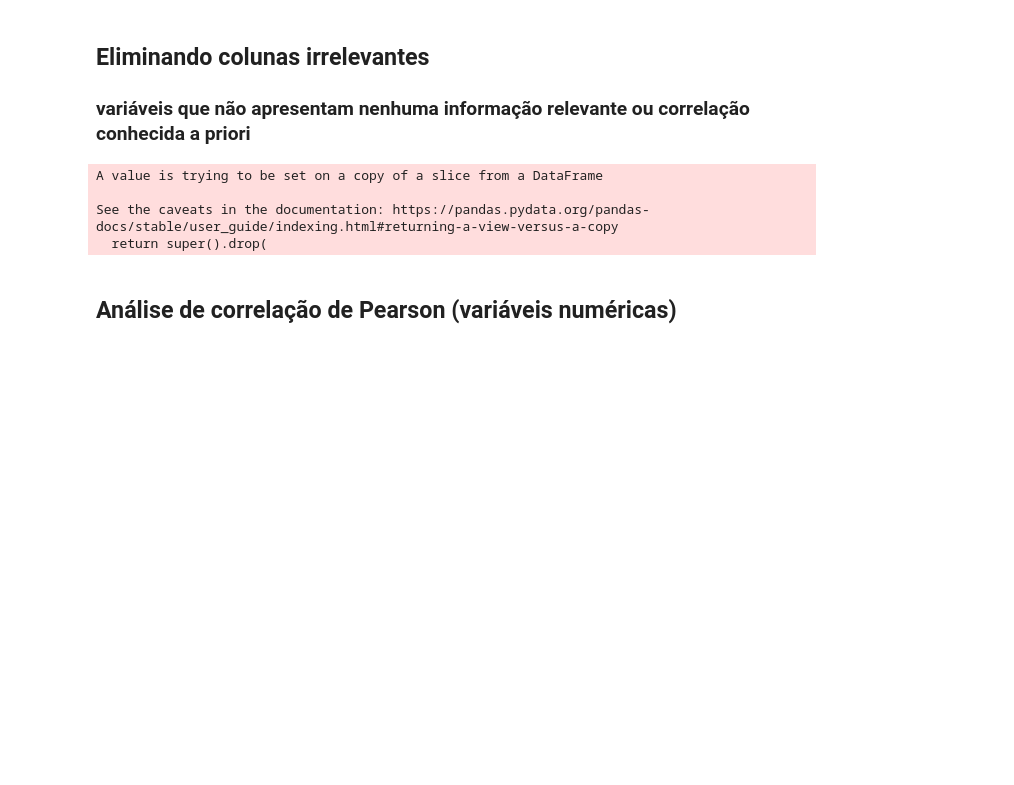
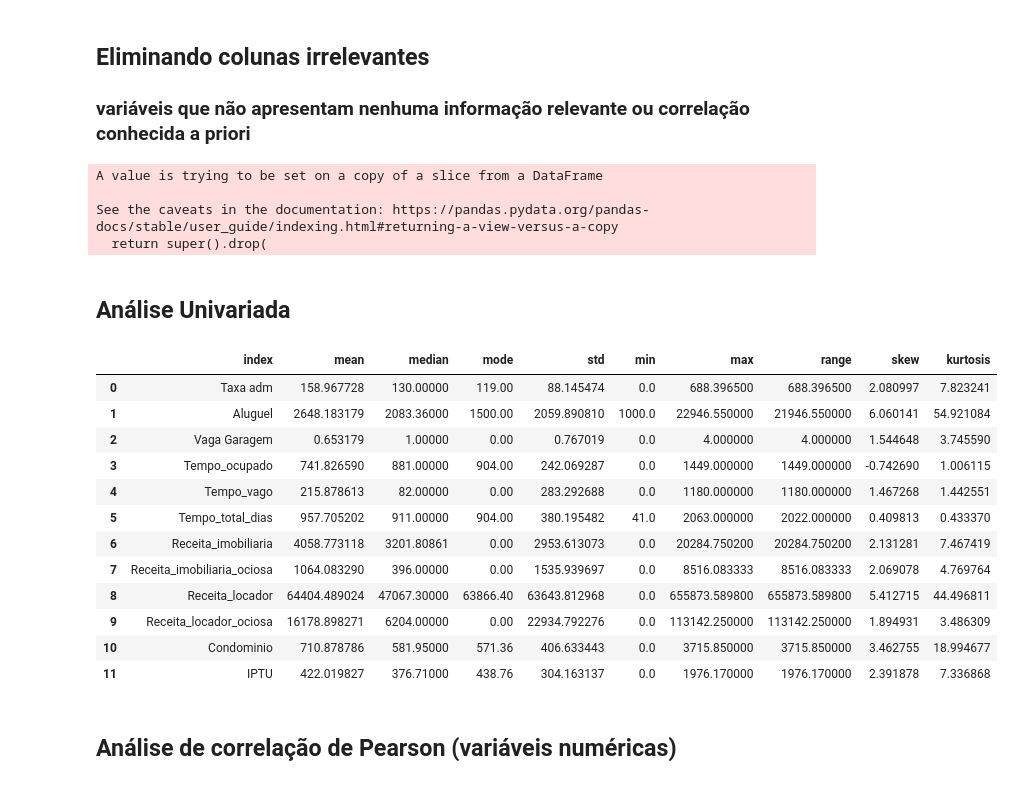
Before and after one commit to PedroSouzaDS/Projeto_Business_Intelligence_Completo-Imobili-ria_New_Offices-, a Jupyter notebook: EDA_New_Offices.ipynb, the cells around one changed output. Cells and saved outputs as stored; diff of their text form; code cells hidden in the pictures; blank space fills up the shorter version.

```diff
--- a/EDA_New_Offices.ipynb
+++ b/EDA_New_Offices.ipynb
@@ -87,6 +88,40 @@ A value is trying to be set on a copy of a slice from a DataFrame
 
 See the caveats in the documentation: https://pandas.pydata.org/pandas-docs/stable/user_guide/indexing.html#returning-a-view-versus-a-copy
   return super().drop(
+# %% [markdown]
+## Análise Univariada
+# %%
+# tendencia central: media, mediana, moda
+c1 = pd.DataFrame(num.apply(sts.mean)).T
+c2 = pd.DataFrame(num.apply(sts.median)).T
+c3 = pd.DataFrame(num.apply(sts.mode)).T
+# dispersao: min, max, std, range, skew (assimetria), kurtosis (curtose)
+d1 = pd.DataFrame(num.apply(sts.stdev)).T
+d2 = pd.DataFrame(num.apply(min)).T
+d3 = pd.DataFrame(num.apply(max)).T
+d4 = pd.DataFrame(num.apply(lambda x: x.max() - x.min())).T
+d5 = pd.DataFrame(num.apply(lambda x: x.skew())).T
+d6 = pd.DataFrame(num.apply(lambda x: x.kurtosis())).T
+# Concatenar colunas
+table = pd.concat([c1, c2, c3, d1, d2, d3, d4, d5, d6]).T.reset_index()
+# renomeia colunas
+table.columns = ['index', 'mean', 'median', 'mode', 'std', 'min', 'max', 'range', 'skew', 'kurtosis']
+# %%
+table
+# %% [output]
+|  | index | mean | median | mode | std | min | max | range | skew | kurtosis |
+| 0 | Taxa adm | 158.967728 | 130.00000 | 119.00 | 88.145474 | 0.0 | 688.396500 | 688.396500 | 2.080997 | 7.823241 |
+| 1 | Aluguel | 2648.183179 | 2083.36000 | 1500.00 | 2059.890810 | 1000.0 | 22946.550000 | 21946.550000 | 6.060141 | 54.921084 |
+| 2 | Vaga Garagem | 0.653179 | 1.00000 | 0.00 | 0.767019 | 0.0 | 4.000000 | 4.000000 | 1.544648 | 3.745590 |
+| 3 | Tempo_ocupado | 741.826590 | 881.00000 | 904.00 | 242.069287 | 0.0 | 1449.000000 | 1449.000000 | -0.742690 | 1.006115 |
+| 4 | Tempo_vago | 215.878613 | 82.00000 | 0.00 | 283.292688 | 0.0 | 1180.000000 | 1180.000000 | 1.467268 | 1.442551 |
+| 5 | Tempo_total_dias | 957.705202 | 911.00000 | 904.00 | 380.195482 | 41.0 | 2063.000000 | 2022.000000 | 0.409813 | 0.433370 |
+| 6 | Receita_imobiliaria | 4058.773118 | 3201.80861 | 0.00 | 2953.613073 | 0.0 | 20284.750200 | 20284.750200 | 2.131281 | 7.467419 |
+| 7 | Receita_imobiliaria_ociosa | 1064.083290 | 396.00000 | 0.00 | 1535.939697 | 0.0 | 8516.083333 | 8516.083333 | 2.069078 | 4.769764 |
+| 8 | Receita_locador | 64404.489024 | 47067.30000 | 63866.40 | 63643.812968 | 0.0 | 655873.589800 | 655873.589800 | 5.412715 | 44.496811 |
+| 9 | Receita_locador_ociosa | 16178.898271 | 6204.00000 | 0.00 | 22934.792276 | 0.0 | 113142.250000 | 113142.250000 | 1.894931 | 3.486309 |
+| 10 | Condominio | 710.878786 | 581.95000 | 571.36 | 406.633443 | 0.0 | 3715.850000 | 3715.850000 | 3.462755 | 18.994677 |
+| 11 | IPTU | 422.019827 | 376.71000 | 438.76 | 304.163137 | 0.0 | 1976.170000 | 1976.170000 | 2.391878 | 7.336868 |
 # %% [markdown]
 ## Análise de correlação de Pearson (variáveis numéricas)
 # %%
```
Also changed, not shown: parts of 31 cells of this notebook.
